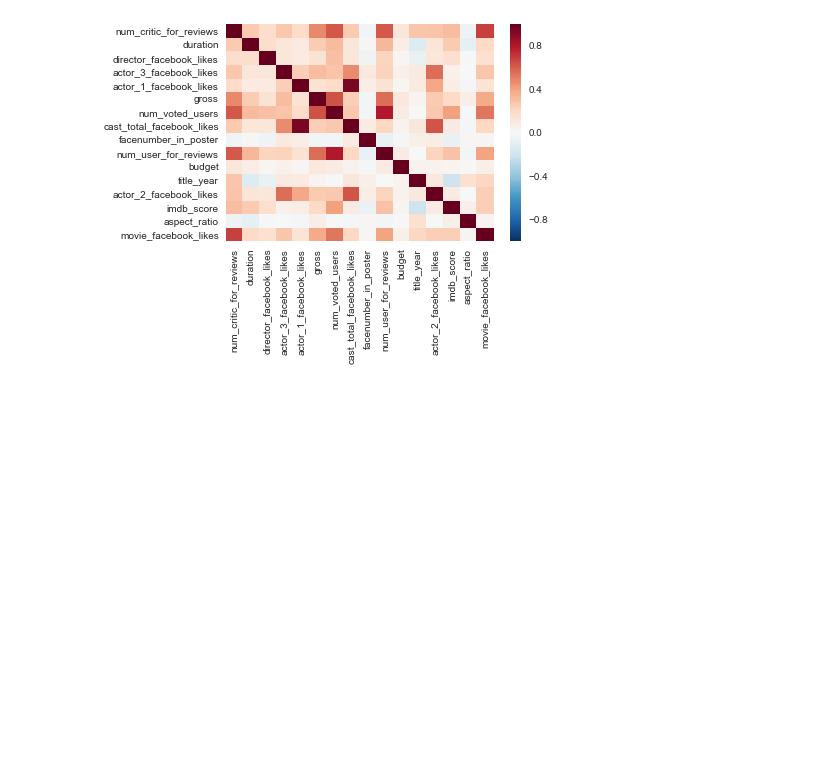
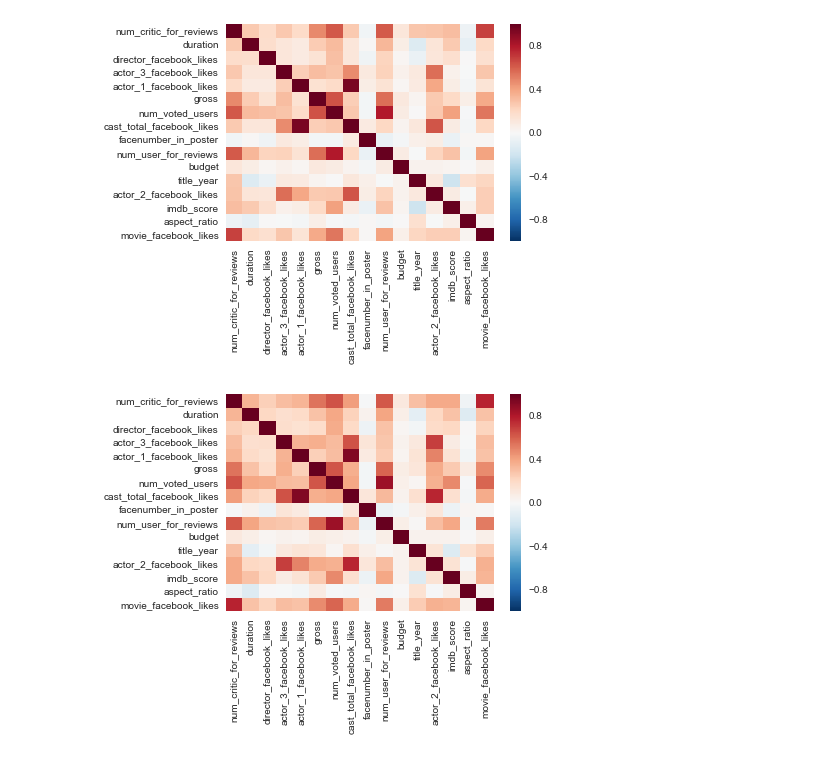
Before and after one commit to katjad/iris-robot-imdb, a Jupyter notebook: irisRobot.ipynb, the cells around one changed output. Cells and saved outputs as stored; diff of their text form; code cells hidden in the pictures; blank space fills up the shorter version.

```diff
--- a/irisRobot.ipynb
+++ b/irisRobot.ipynb
@@ -205,3 +205,16 @@ fig = quantCorr.get_figure()
 fig.savefig("QuantCorrelationMatrix.png")
 # %% [output]
 [figure]
+# %%
+import matplotlib
+import pandas as pd
+%matplotlib inline
+df = pd.read_csv("./data/quant_only_movie_metadata.csv", sep=',')
+correlations=df.corr()
+# %%
+quantCorr = sns.heatmap(correlations)
+fig = quantCorr.get_figure()
+fig.savefig("QuantCorrelationMatrix2.png")
+#re-running with zero facebook like data removed (forgot to do that last time, I assume it may change analysis)
+# %% [output]
+[figure, added]
```
